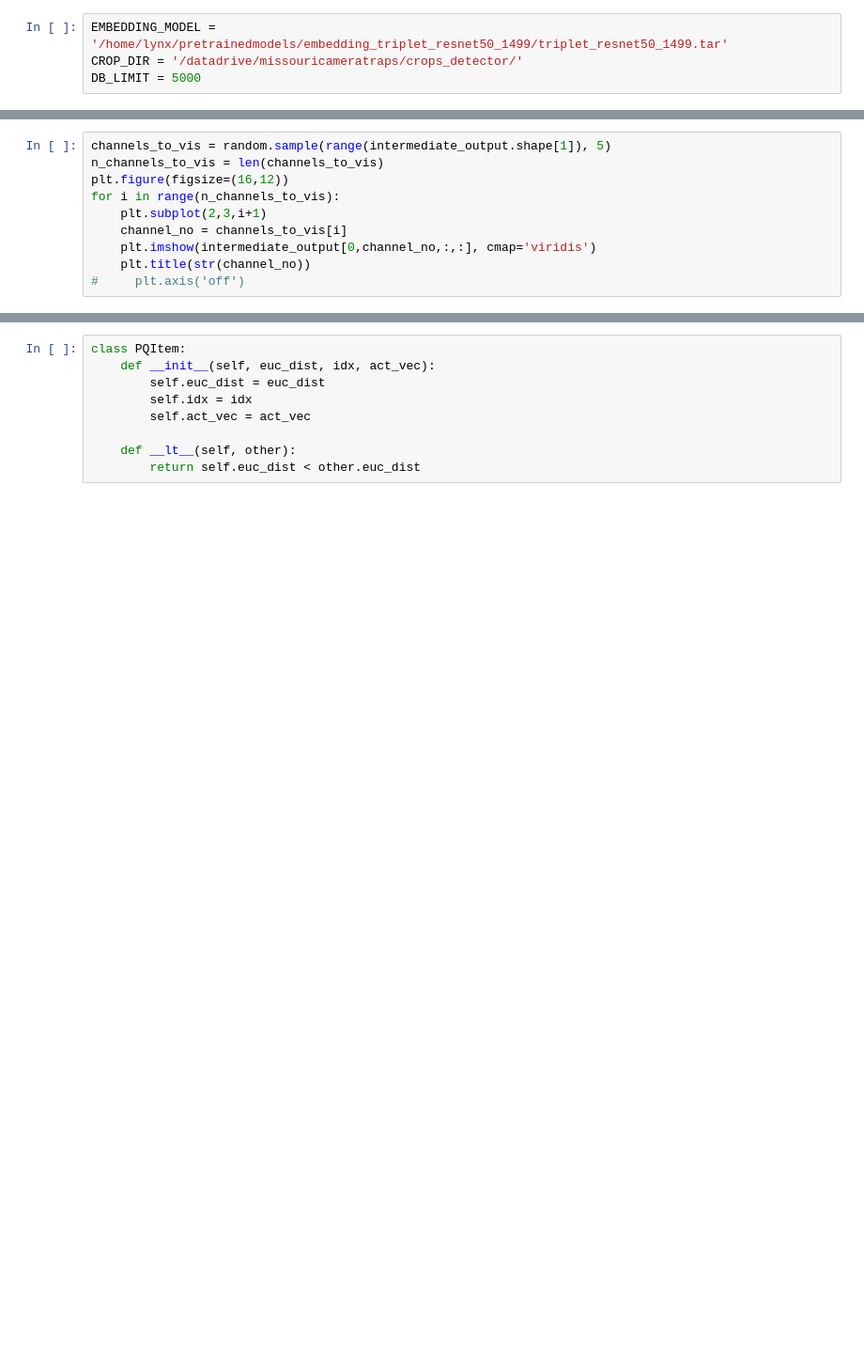
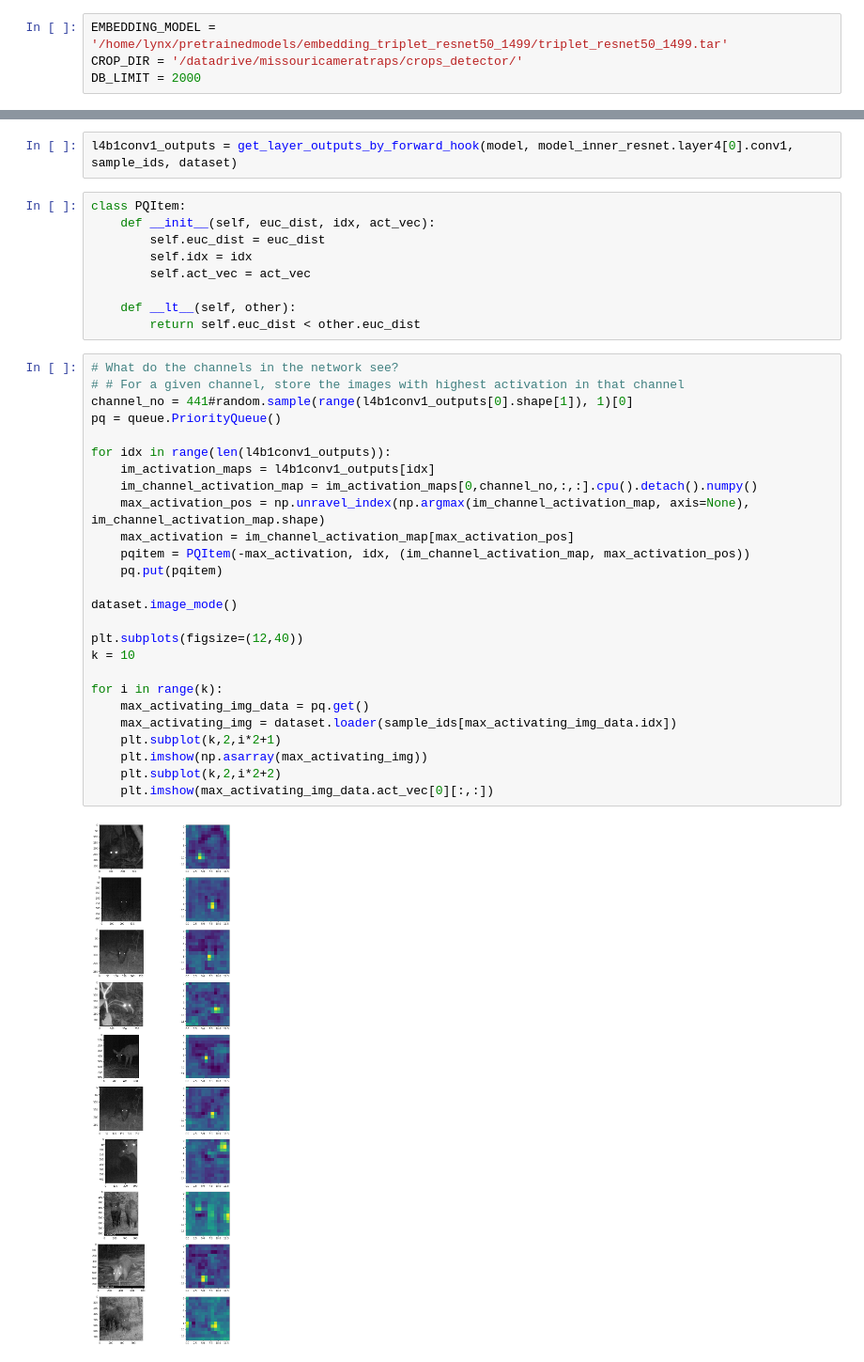
Before and after one commit to microsoft/CameraTraps, a Jupyter notebook: research/active_learning/experiments/notebooks/ImageSimilarity.ipynb, the cells around one changed output, grey strips where cells are left out. Shown: that part at 94% size. Cells and saved outputs as stored; diff of their text form; blank space fills up the shorter version.

Commit message:
Find images that maximally activate a specified channel

```diff
--- a/research/active_learning/experiments/notebooks/ImageSimilarity.ipynb
+++ b/research/active_learning/experiments/notebooks/ImageSimilarity.ipynb
@@ -15,7 +19,7 @@ import matplotlib.pyplot as plt
 # %%
 EMBEDDING_MODEL = '/home/lynx/pretrainedmodels/embedding_triplet_resnet50_1499/triplet_resnet50_1499.tar'
 CROP_DIR = '/datadrive/missouricameratraps/crops_detector/'
-DB_LIMIT = 5000
+DB_LIMIT = 2000
 # %%
 DB_NAME = getpass.getpass('Enter database name:')
 DB_USER = getpass.getpass('Enter username for database:')
@@ -119,10 +95,0 @@ print(intermediate_output.shape)
-# %%
-channels_to_vis = random.sample(range(intermediate_output.shape[1]), 5)
-n_channels_to_vis = len(channels_to_vis)
-plt.figure(figsize=(16,12))
-for i in range(n_channels_to_vis):
-    plt.subplot(2,3,i+1)
-    channel_no = channels_to_vis[i]
-    plt.imshow(intermediate_output[0,channel_no,:,:], cmap='viridis')
-    plt.title(str(channel_no))
-#     plt.axis('off')
@@ -139,3 +98,5 @@ print(activation_vector_at_pos.shape)
+# %%
+l4b1conv1_outputs = get_layer_outputs_by_forward_hook(model, model_inner_resnet.layer4[0].conv1, sample_ids, dataset)
 # %%
 class PQItem:
     def __init__(self, euc_dist, idx, act_vec):
@@ -145,3 +106,31 @@ class PQItem:
 
     def __lt__(self, other):
         return self.euc_dist < other.euc_dist
+# %%
+# What do the channels in the network see?
+# # For a given channel, store the images with highest activation in that channel
+channel_no = 441#random.sample(range(l4b1conv1_outputs[0].shape[1]), 1)[0]
+pq = queue.PriorityQueue()
+
+for idx in range(len(l4b1conv1_outputs)):
+    im_activation_maps = l4b1conv1_outputs[idx]
+    im_channel_activation_map = im_activation_maps[0,channel_no,:,:].cpu().detach().numpy()
+    max_activation_pos = np.unravel_index(np.argmax(im_channel_activation_map, axis=None), im_channel_activation_map.shape)
+    max_activation = im_channel_activation_map[max_activation_pos]
+    pqitem = PQItem(-max_activation, idx, (im_channel_activation_map, max_activation_pos))
+    pq.put(pqitem)
+
+dataset.image_mode()
+
+plt.subplots(figsize=(12,40))
+k = 10
+
+for i in range(k):
+    max_activating_img_data = pq.get()
+    max_activating_img = dataset.loader(sample_ids[max_activating_img_data.idx])
+    plt.subplot(k,2,i*2+1)
+    plt.imshow(np.asarray(max_activating_img))
+    plt.subplot(k,2,i*2+2)
+    plt.imshow(max_activating_img_data.act_vec[0][:,:])
+# %% [output]
+[figure, added]
```
Also changed, not shown: parts of 26 cells of this notebook.
